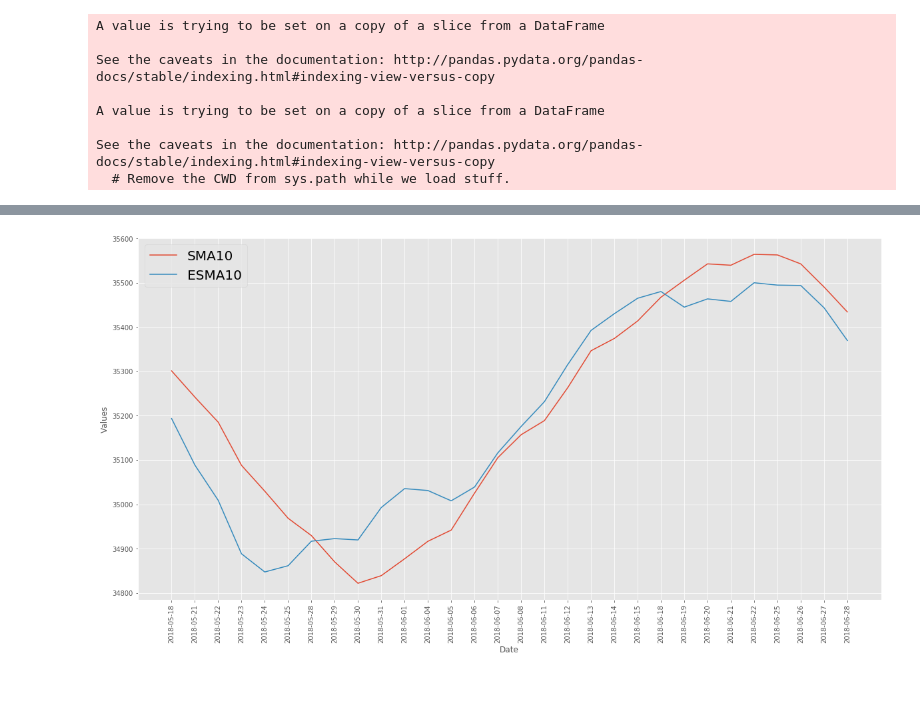
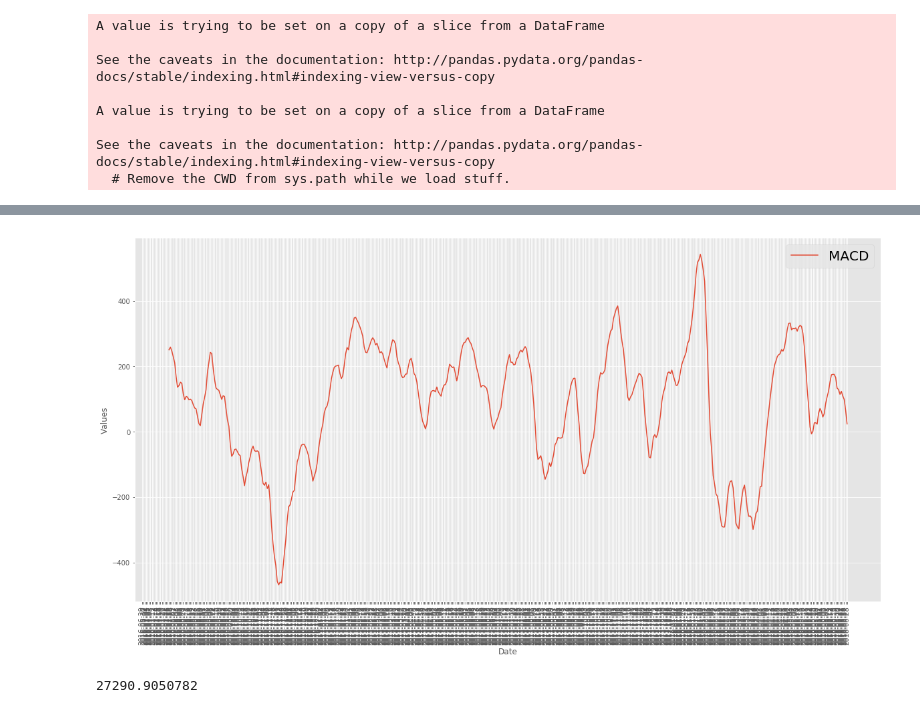
Before and after one commit to anp-scp/stock_price_prediction, a Jupyter notebook: notebooks/test#1.ipynb, the cells around one changed output, grey strips where cells are left out. Saved outputs shown, nothing was run; the diff lists cells and outputs as text; code cells hidden in the pictures.

```diff
--- a/notebooks/test#1.ipynb
+++ b/notebooks/test#1.ipynb
@@ -116,12 +121,16 @@ from matplotlib import style
 style.use('ggplot')
 # %%
 plt.figure(figsize=(20,10))
-plt.plot(result['SMA10'][-30:])
-plt.plot(result['ESMA10'][-30:])
+plt.plot(result['MACD'])
+# plt.plot(result['Adj Close'][-30:])
 plt.legend(fontsize=20)
 plt.xlabel("Date")
 plt.ylabel("Values")
 plt.xticks(rotation=90)
 plt.show()
 # %% [output]
-[figure, old version]
+[figure, new version]
+# %%
+result['Adj Close'][0:10].values.mean()
+# %% [output]
+27290.9050782
```
Also changed, not shown: parts of 3 cells of this notebook, 4 other files.
